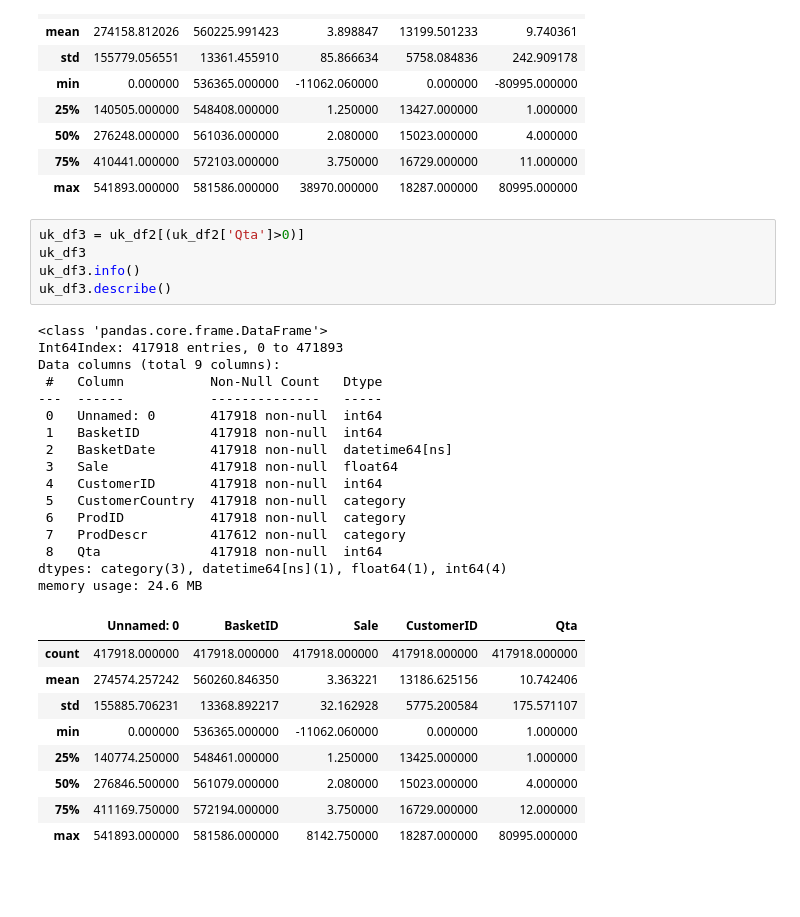
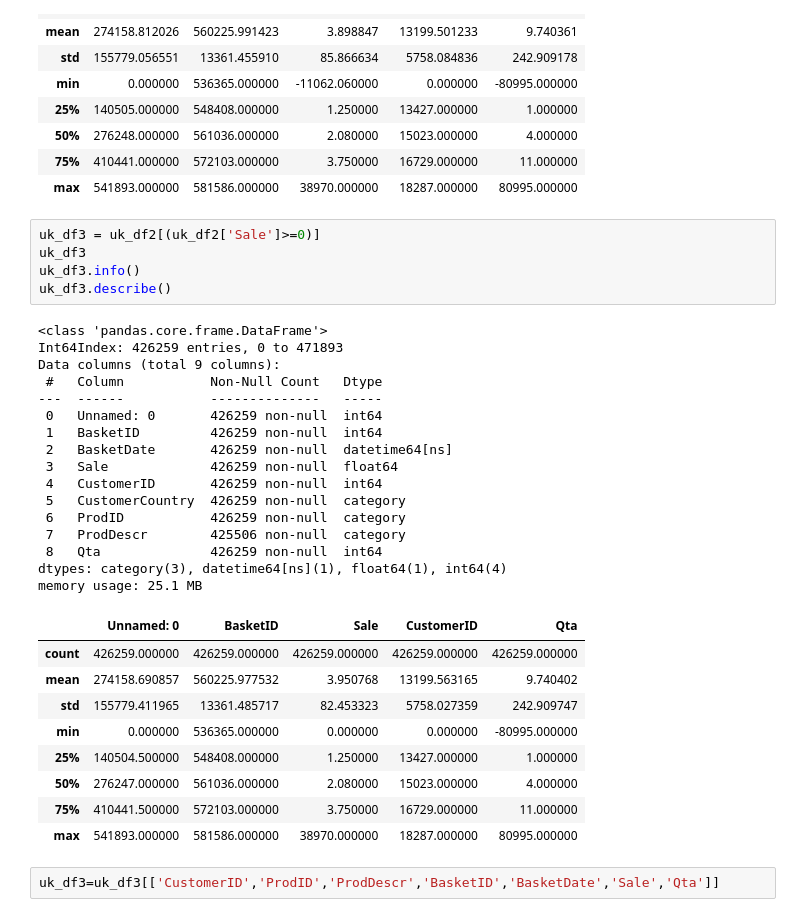
Before and after one commit to pspanji/BA--BI--DS, a Jupyter notebook: RFM_Analysis.ipynb, the cells around one changed output. Drawn from its saved outputs; the diff is of its cells as text; blank space fills up the shorter version.

```diff
--- a/RFM_Analysis.ipynb
+++ b/RFM_Analysis.ipynb
@@ -272,33 +272,35 @@ memory usage: 25.1 MB
 | 75% | 410441.000000 | 572103.000000 | 3.750000 | 16729.000000 | 11.000000 |
 | max | 541893.000000 | 581586.000000 | 38970.000000 | 18287.000000 | 80995.000000 |
 # %%
-uk_df3 = uk_df2[(uk_df2['Qta']>0)]
+uk_df3 = uk_df2[(uk_df2['Sale']>=0)]
 uk_df3
 uk_df3.info()
 uk_df3.describe()
 # %% [output]
 <class 'pandas.core.frame.DataFrame'>
-Int64Index: 417918 entries, 0 to 471893
+Int64Index: 426259 entries, 0 to 471893
 Data columns (total 9 columns):
  #   Column           Non-Null Count   Dtype
 ---  ------           --------------   -----
- 0   Unnamed: 0       417918 non-null  int64
- 1   BasketID         417918 non-null  int64
- 2   BasketDate       417918 non-null  datetime64[ns]
- 3   Sale             417918 non-null  float64
- 4   CustomerID       417918 non-null  int64
- 5   CustomerCountry  417918 non-null  category
- 6   ProdID           417918 non-null  category
- 7   ProdDescr        417612 non-null  category
- 8   Qta              417918 non-null  int64
+ 0   Unnamed: 0       426259 non-null  int64
+ 1   BasketID         426259 non-null  int64
+ 2   BasketDate       426259 non-null  datetime64[ns]
+ 3   Sale             426259 non-null  float64
+ 4   CustomerID       426259 non-null  int64
+ 5   CustomerCountry  426259 non-null  category
+ 6   ProdID           426259 non-null  category
+ 7   ProdDescr        425506 non-null  category
+ 8   Qta              426259 non-null  int64
 dtypes: category(3), datetime64[ns](1), float64(1), int64(4)
-memory usage: 24.6 MB
+memory usage: 25.1 MB
 |  | Unnamed: 0 | BasketID | Sale | CustomerID | Qta |
-| count | 417918.000000 | 417918.000000 | 417918.000000 | 417918.000000 | 417918.000000 |
-| mean | 274574.257242 | 560260.846350 | 3.363221 | 13186.625156 | 10.742406 |
-| std | 155885.706231 | 13368.892217 | 32.162928 | 5775.200584 | 175.571107 |
-| min | 0.000000 | 536365.000000 | -11062.060000 | 0.000000 | 1.000000 |
-| 25% | 140774.250000 | 548461.000000 | 1.250000 | 13425.000000 | 1.000000 |
-| 50% | 276846.500000 | 561079.000000 | 2.080000 | 15023.000000 | 4.000000 |
-| 75% | 411169.750000 | 572194.000000 | 3.750000 | 16729.000000 | 12.000000 |
-| max | 541893.000000 | 581586.000000 | 8142.750000 | 18287.000000 | 80995.000000 |
+| count | 426259.000000 | 426259.000000 | 426259.000000 | 426259.000000 | 426259.000000 |
+| mean | 274158.690857 | 560225.977532 | 3.950768 | 13199.563165 | 9.740402 |
+| std | 155779.411965 | 13361.485717 | 82.453323 | 5758.027359 | 242.909747 |
+| min | 0.000000 | 536365.000000 | 0.000000 | 0.000000 | -80995.000000 |
+| 25% | 140504.500000 | 548408.000000 | 1.250000 | 13427.000000 | 1.000000 |
+| 50% | 276247.000000 | 561036.000000 | 2.080000 | 15023.000000 | 4.000000 |
+| 75% | 410441.500000 | 572103.000000 | 3.750000 | 16729.000000 | 11.000000 |
+| max | 541893.000000 | 581586.000000 | 38970.000000 | 18287.000000 | 80995.000000 |
+# %%
+uk_df3=uk_df3[['CustomerID','ProdID','ProdDescr','BasketID','BasketDate','Sale','Qta']]
```
Also changed, not shown: parts of 4 cells of this notebook.
